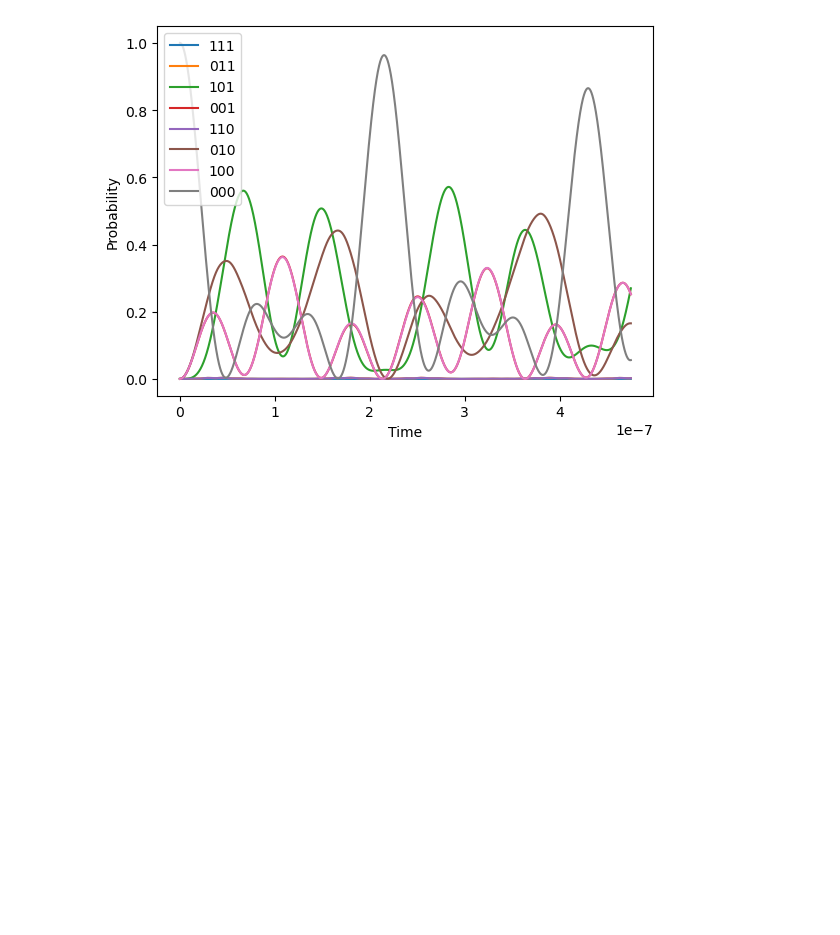
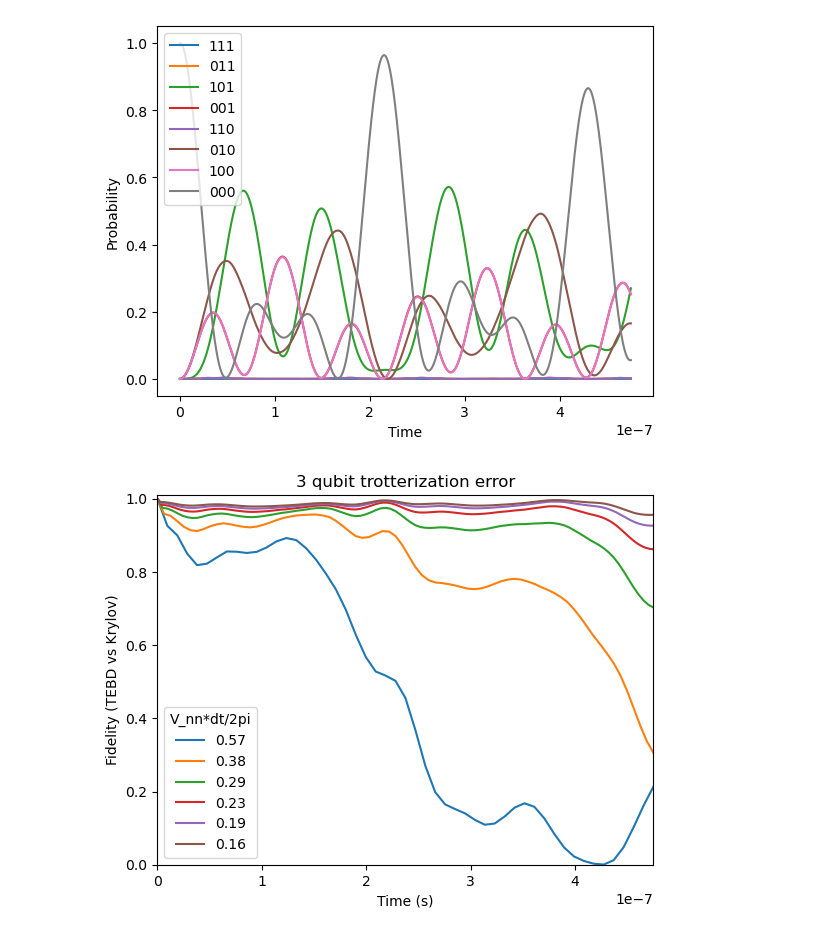
Before and after one commit to 1dividedby0/rabbit, a Jupyter notebook: mps.ipynb, the cells around one changed output. Drawn from its saved outputs; the diff is of its cells as text; code cells hidden in the pictures; blank space fills up the shorter version.

Commit message:
fidelity estimates

```diff
--- a/mps.ipynb
+++ b/mps.ipynb
@@ -485,11 +485,11 @@ def tensor_list(ops):
 
 def pauli(pos, dir, N):
     factors = [[[1, 0], [0, 1]]]*N
-    if dir == 0: # x
+    if dir == 0 or dir == 'x':
         factors[pos] = [[0, 1], [1, 0]]
-    elif dir == 1: # y
+    elif dir == 1 or dir == 'y': # y
         factors[pos] = [[0, -1j], [1j, 0]]
-    elif dir == 2: # z
+    elif dir == 2 or dir == 'z': # z
         factors[pos] = [[1, 0], [0, -1]]
 
     return tensor_list(factors)
@@ -678,12 +639,11 @@ initial_state = mps(tensor_list([[[0], [1]]] * N))
 tlist = np.linspace(0.0, time_, steps+1)
 
 evs = np.array(swap_tebd(onsite_weight, 0.25*nn, 0.25*nnn, initial_state, steps, time_))
-for i in range(len(evs)):
-    evs[i] = np.abs(evs[i])**2
+probs = np.array([np.abs(i)**2 for i in evs])
 
 plt.figure()
 for s in range(8):
-   plt.plot(tlist, evs[:, s])
+   plt.plot(tlist, probs[:, s])
 plt.legend(('111', '011', '101', '001', '110', '010', '100', '000'))
 plt.xlabel('Time')
 plt.ylabel('Probability')
@@ -692,0 +715,31 @@ plt.show()
+# %%
+step_counts = np.arange(50, 200, 25)
+time_lists = []
+datas = []
+N = 3
+for i in range(len(step_counts)):
+    steps = int(step_counts[i])
+
+    psi0 = tensor_list([[[0], [1]]] * N)
+    initial_state = mps(tensor_list([[[0], [1]]] * N))
+
+    tlist = np.linspace(0.0, time_, steps+1)
+
+    tebd_states = np.array(swap_tebd(onsite_weight, 0.25*nn, 0.25*nnn, initial_state, steps, time_))
+    krylov_states = krylovsolve(hamiltonian(N, rabi_f, 0, V_nn, V_nnn), psi0, tlist, krylov_dim=min(2**N, 40))[1]
+
+    fidelities = [np.abs(np.dot(np.conjugate(tebd_states[i]), krylov_states[i]))**2 for i in range(steps+1)]
+    time_lists.append(tlist)
+    datas.append(fidelities)
+
+plt.figure()
+plt.axis([0, time_, 0, 1.01])
+for s in range(len(step_counts)):
+    plt.plot(time_lists[s], datas[s])
+plt.legend(np.round(V_nn * (time_/np.array(step_counts)) / (2*np.pi), decimals=2), title="V_nn*dt/2pi")
+plt.title(str(N) + " qubit trotterization error")
+plt.xlabel('Time (s)')
+plt.ylabel('Fidelity (TEBD vs Krylov)')
+plt.show()
+# %% [output]
+[figure, added]
```
Also changed, not shown: parts of 5 cells of this notebook.
